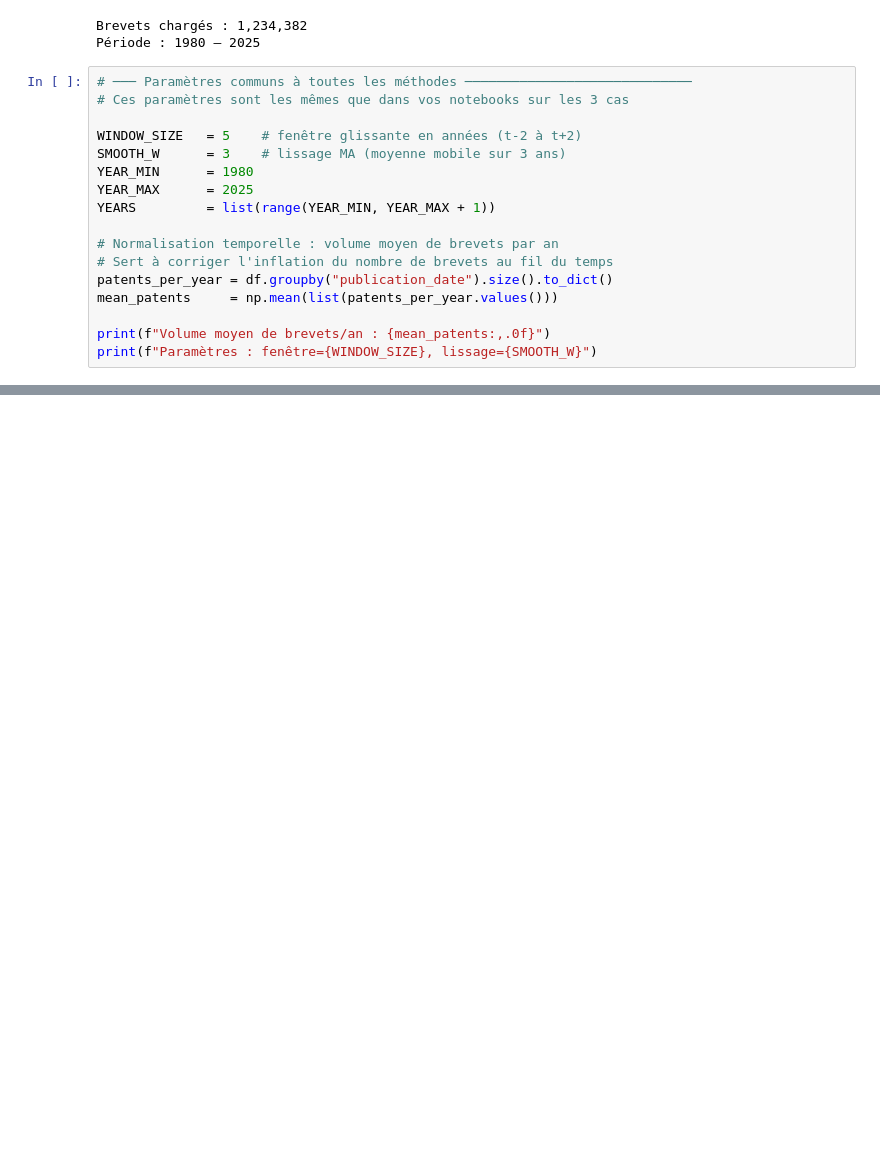
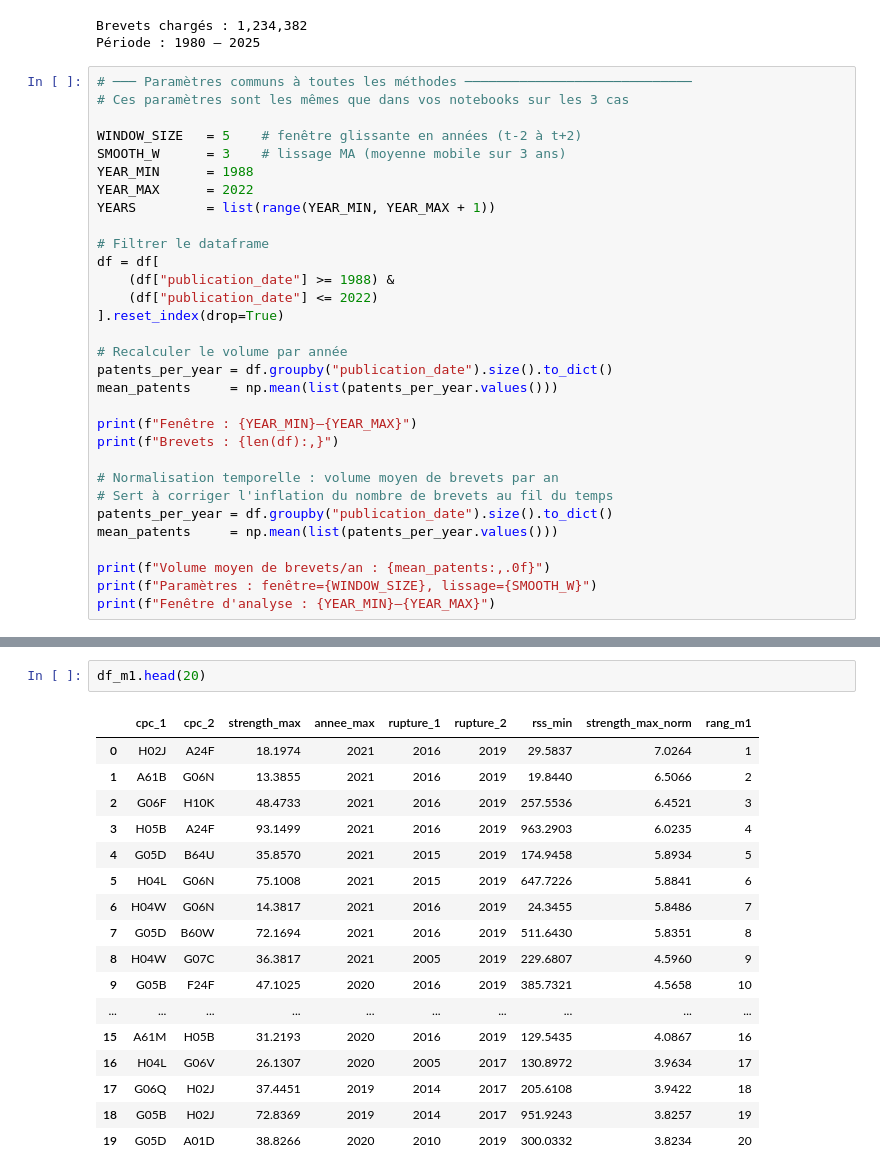
Before and after one commit to quentinbenchetrit/Stat-App, a Jupyter notebook: indice_18_04.ipynb, the cells around one changed output, grey strips where cells are left out. Drawn from its saved outputs; the diff is of its cells as text; blank space fills up the shorter version.

Commit message:
Indice de strength

```diff
--- a/indice_18_04.ipynb
+++ b/indice_18_04.ipynb
@@ -74,9 +74,22 @@ Période : 1980 – 2025
 
 WINDOW_SIZE   = 5    # fenêtre glissante en années (t-2 à t+2)
 SMOOTH_W      = 3    # lissage MA (moyenne mobile sur 3 ans)
-YEAR_MIN      = 1980
-YEAR_MAX      = 2025
+YEAR_MIN      = 1988
+YEAR_MAX      = 2022
 YEARS         = list(range(YEAR_MIN, YEAR_MAX + 1))
+
+# Filtrer le dataframe
+df = df[
+    (df["publication_date"] >= 1988) &
+    (df["publication_date"] <= 2022)
+].reset_index(drop=True)
+
+# Recalculer le volume par année
+patents_per_year = df.groupby("publication_date").size().to_dict()
+mean_patents     = np.mean(list(patents_per_year.values()))
+
+print(f"Fenêtre : {YEAR_MIN}–{YEAR_MAX}")
+print(f"Brevets : {len(df):,}")
 
 # Normalisation temporelle : volume moyen de brevets par an
 # Sert à corriger l'inflation du nombre de brevets au fil du temps
@@ -85,4 +98,5 @@ mean_patents     = np.mean(list(patents_per_year.values()))
 
 print(f"Volume moyen de brevets/an : {mean_patents:,.0f}")
 print(f"Paramètres : fenêtre={WINDOW_SIZE}, lissage={SMOOTH_W}")
+print(f"Fenêtre d'analyse : {YEAR_MIN}–{YEAR_MAX}")
 # %% [output]
@@ -205,0 +491,20 @@ C12N × G01N :
+# %%
+df_m1.head(20)
+# %% [output]
+|  | cpc_1 | cpc_2 | strength_max | annee_max | rupture_1 | rupture_2 | rss_min | strength_max_norm | rang_m1 |
+| 0 | H02J | A24F | 18.1974 | 2021 | 2016 | 2019 | 29.5837 | 7.0264 | 1 |
+| 1 | A61B | G06N | 13.3855 | 2021 | 2016 | 2019 | 19.8440 | 6.5066 | 2 |
+| 2 | G06F | H10K | 48.4733 | 2021 | 2016 | 2019 | 257.5536 | 6.4521 | 3 |
+| 3 | H05B | A24F | 93.1499 | 2021 | 2016 | 2019 | 963.2903 | 6.0235 | 4 |
+| 4 | G05D | B64U | 35.8570 | 2021 | 2015 | 2019 | 174.9458 | 5.8934 | 5 |
+| 5 | H04L | G06N | 75.1008 | 2021 | 2015 | 2019 | 647.7226 | 5.8841 | 6 |
+| 6 | H04W | G06N | 14.3817 | 2021 | 2016 | 2019 | 24.3455 | 5.8486 | 7 |
+| 7 | G05D | B60W | 72.1694 | 2021 | 2016 | 2019 | 511.6430 | 5.8351 | 8 |
+| 8 | H04W | G07C | 36.3817 | 2021 | 2005 | 2019 | 229.6807 | 4.5960 | 9 |
+| 9 | G05B | F24F | 47.1025 | 2020 | 2016 | 2019 | 385.7321 | 4.5658 | 10 |
+| ... | ... | ... | ... | ... | ... | ... | ... | ... | ... |
+| 15 | A61M | H05B | 31.2193 | 2020 | 2016 | 2019 | 129.5435 | 4.0867 | 16 |
+| 16 | H04L | G06V | 26.1307 | 2020 | 2005 | 2017 | 130.8972 | 3.9634 | 17 |
+| 17 | G06Q | H02J | 37.4451 | 2019 | 2014 | 2017 | 205.6108 | 3.9422 | 18 |
+| 18 | G05B | H02J | 72.8369 | 2019 | 2014 | 2017 | 951.9243 | 3.8257 | 19 |
+| 19 | G05D | A01D | 38.8266 | 2020 | 2010 | 2019 | 300.0332 | 3.8234 | 20 |
```
Also changed, not shown: parts of 29 cells of this notebook.
